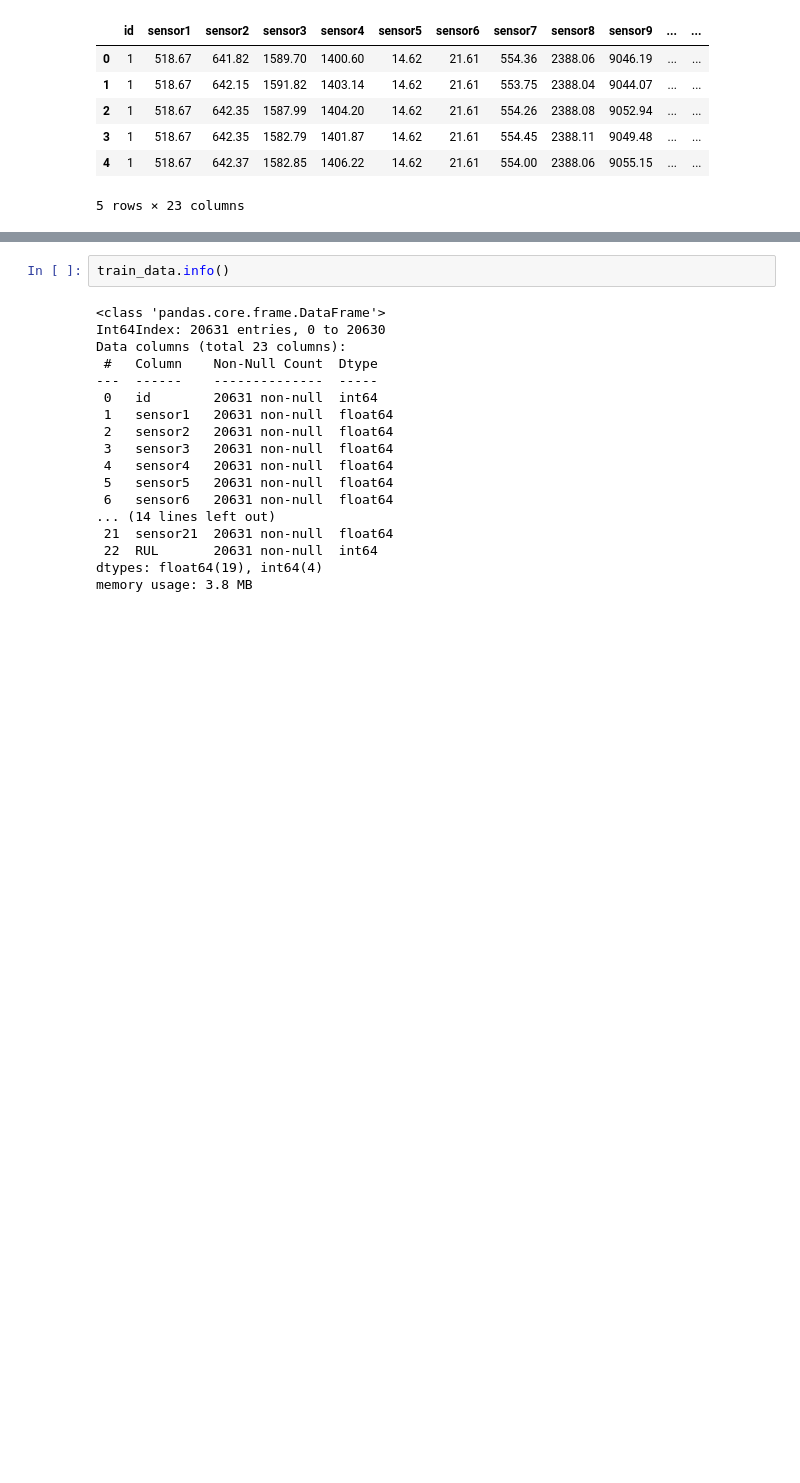
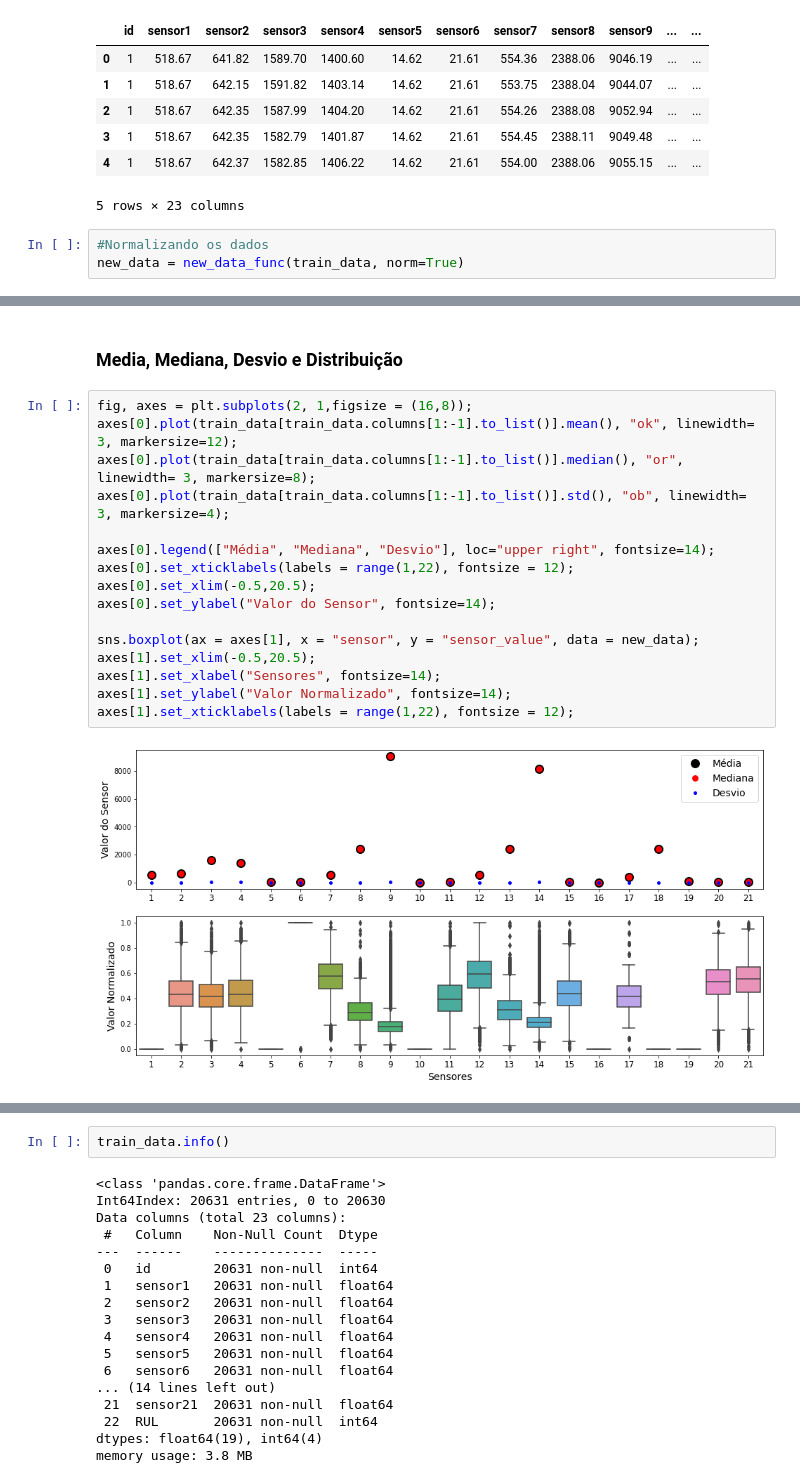
Before and after one commit to lucas-fpaiva/estatistica_pes, a Jupyter notebook: exploratory-m1.ipynb, the cells around one changed output, grey strips where cells are left out. Drawn from its saved outputs; the diff is of its cells as text; blank space fills up the shorter version.

```diff
--- a/exploratory-m1.ipynb
+++ b/exploratory-m1.ipynb
@@ -76,3 +113,6 @@ train_data.head()
 | 3 | 1 | 518.67 | 642.35 | 1582.79 | 1401.87 | 14.62 | 21.61 | 554.45 | 2388.11 | 9049.48 | ... | ... |
 | 4 | 1 | 518.67 | 642.37 | 1582.85 | 1406.22 | 14.62 | 21.61 | 554.00 | 2388.06 | 9055.15 | ... | ... |
 5 rows × 23 columns
+# %%
+#Normalizando os dados
+new_data = new_data_func(train_data, norm=True)
@@ -78,0 +137,20 @@ train_data.head()
+# %% [markdown]
+### Media, Mediana, Desvio e Distribuição
+# %%
+fig, axes = plt.subplots(2, 1,figsize = (16,8));
+axes[0].plot(train_data[train_data.columns[1:-1].to_list()].mean(), "ok", linewidth= 3, markersize=12);
+axes[0].plot(train_data[train_data.columns[1:-1].to_list()].median(), "or", linewidth= 3, markersize=8);
+axes[0].plot(train_data[train_data.columns[1:-1].to_list()].std(), "ob", linewidth= 3, markersize=4);
+
+axes[0].legend(["Média", "Mediana", "Desvio"], loc="upper right", fontsize=14);
+axes[0].set_xticklabels(labels = range(1,22), fontsize = 12);
+axes[0].set_xlim(-0.5,20.5);
+axes[0].set_ylabel("Valor do Sensor", fontsize=14);
+
+sns.boxplot(ax = axes[1], x = "sensor", y = "sensor_value", data = new_data);
+axes[1].set_xlim(-0.5,20.5);
+axes[1].set_xlabel("Sensores", fontsize=14);
+axes[1].set_ylabel("Valor Normalizado", fontsize=14);
+axes[1].set_xticklabels(labels = range(1,22), fontsize = 12);
+# %% [output]
+[figure, added]
```
Also changed, not shown: parts of 6 cells of this notebook.
